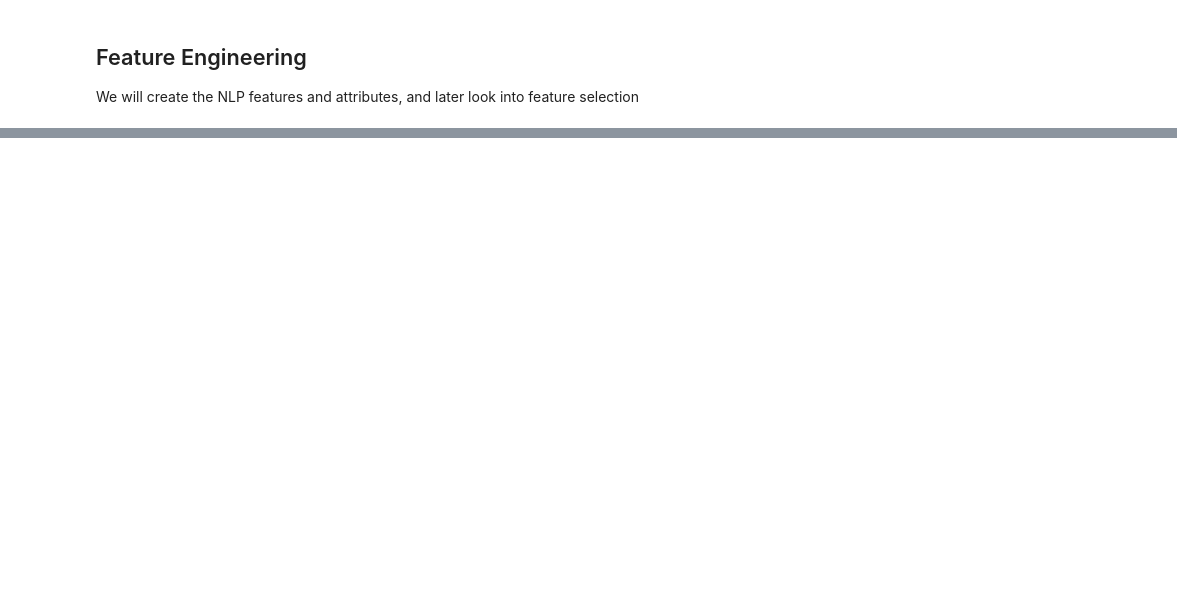
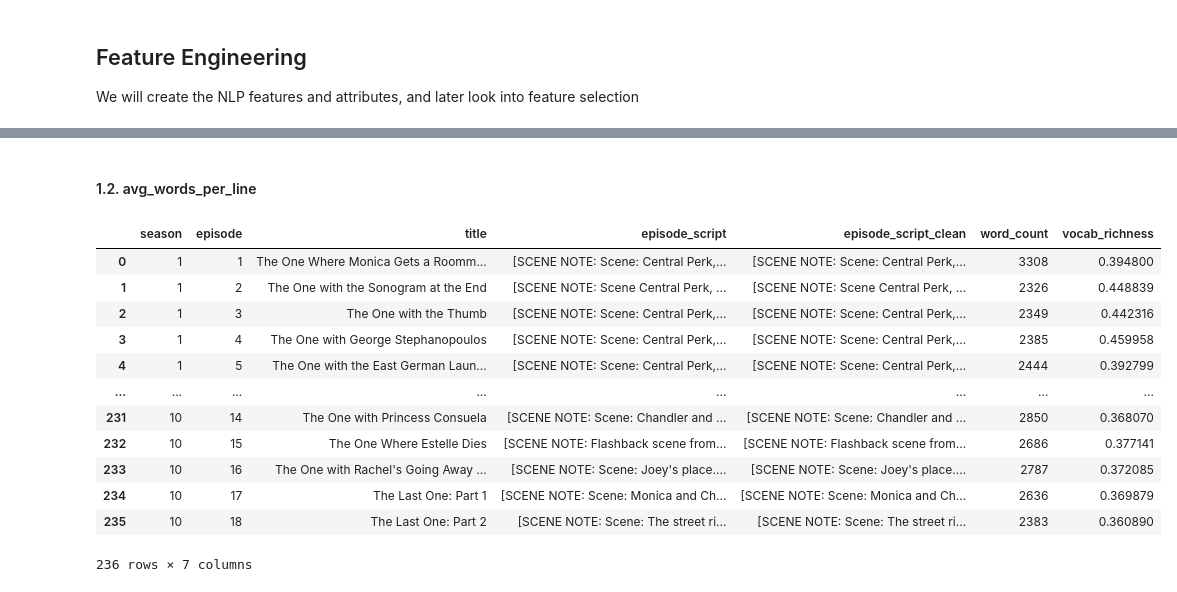
Before and after one commit to DimitarDimitrov2001/EMM-Friends-Project, a Jupyter notebook: data_parser.ipynb, the cells around one changed output, grey strips where cells are left out. Cells and saved outputs as stored; diff of their text form; code cells hidden in the pictures; blank space fills up the shorter version.

```diff
--- a/data_parser.ipynb
+++ b/data_parser.ipynb
@@ -1453,0 +1516,15 @@ We will create the NLP features and attributes, and later look into feature sele
+# %%
+# calculate total words per episode using df_structured_clean. extract only words from dialogue lines (lines starting with a character name)
+
+def count_words(script):
+    word_count = 0
+    lines = script.split('\n\n')
+    for line in lines:
+        if ': ' in line and not line.startswith('['):  # check if line contains dialogue and doesn't start with [
+            dialogue = line.split(': ', 1)[1]  # get the part after the first ': '
+            words = dialogue.split()  # split dialogue into words
+            word_count += len(words)  # count words and add to total
+    return word_count
+
+# Apply word count function to each episode script
+df_structured['word_count'] = df_structured['episode_script_clean'].apply(count_words)
@@ -1453,0 +1547,2 @@ We will create the NLP features and attributes, and later look into feature sele
+# %% [markdown]
+#### 1.2. avg_words_per_line
@@ -1453,0 +1552,33 @@ We will create the NLP features and attributes, and later look into feature sele
+# %%
+# calculate vocab richness (unique words / total words) per episode
+def vocab_richness(script):
+    words = []
+    lines = script.split('\n\n')
+    for line in lines:
+        if ': ' in line and not line.startswith('['):  # check if line contains dialogue and doesn't start with [
+            dialogue = line.split(': ', 1)[1]  # get the part after the first ': '
+            words.extend(dialogue.split())  # split dialogue into words and add to list
+    total_words = len(words)
+    unique_words = len(set(words))
+    if total_words == 0:
+        return 0
+    return unique_words / total_words  # calculate vocabulary richness
+
+# Apply vocab richness function to each episode script
+df_structured['vocab_richness'] = df_structured['episode_script_clean'].apply(vocab_richness)
+# %%
+df_structured
+# %% [output]
+|  | season | episode | title | episode_script | episode_script_clean | word_count | vocab_richness |
+| 0 | 1 | 1 | The One Where Monica Gets a Roomm... | [SCENE NOTE: Scene: Central Perk,... | [SCENE NOTE: Scene: Central Perk,... | 3308 | 0.394800 |
+| 1 | 1 | 2 | The One with the Sonogram at the End | [SCENE NOTE: Scene Central Perk, ... | [SCENE NOTE: Scene Central Perk, ... | 2326 | 0.448839 |
+| 2 | 1 | 3 | The One with the Thumb | [SCENE NOTE: Scene: Central Perk,... | [SCENE NOTE: Scene: Central Perk,... | 2349 | 0.442316 |
+| 3 | 1 | 4 | The One with George Stephanopoulos | [SCENE NOTE: Scene: Central Perk,... | [SCENE NOTE: Scene: Central Perk,... | 2385 | 0.459958 |
+| 4 | 1 | 5 | The One with the East German Laun... | [SCENE NOTE: Scene: Central Perk,... | [SCENE NOTE: Scene: Central Perk,... | 2444 | 0.392799 |
+| ... | ... | ... | ... | ... | ... | ... | ... |
+| 231 | 10 | 14 | The One with Princess Consuela | [SCENE NOTE: Scene: Chandler and ... | [SCENE NOTE: Scene: Chandler and ... | 2850 | 0.368070 |
+| 232 | 10 | 15 | The One Where Estelle Dies | [SCENE NOTE: Flashback scene from... | [SCENE NOTE: Flashback scene from... | 2686 | 0.377141 |
+| 233 | 10 | 16 | The One with Rachel's Going Away ... | [SCENE NOTE: Scene: Joey's place.... | [SCENE NOTE: Scene: Joey's place.... | 2787 | 0.372085 |
+| 234 | 10 | 17 | The Last One: Part 1 | [SCENE NOTE: Scene: Monica and Ch... | [SCENE NOTE: Scene: Monica and Ch... | 2636 | 0.369879 |
+| 235 | 10 | 18 | The Last One: Part 2 | [SCENE NOTE: Scene: The street ri... | [SCENE NOTE: Scene: The street ri... | 2383 | 0.360890 |
+236 rows × 7 columns
```
Also changed, not shown: parts of 10 cells of this notebook.
